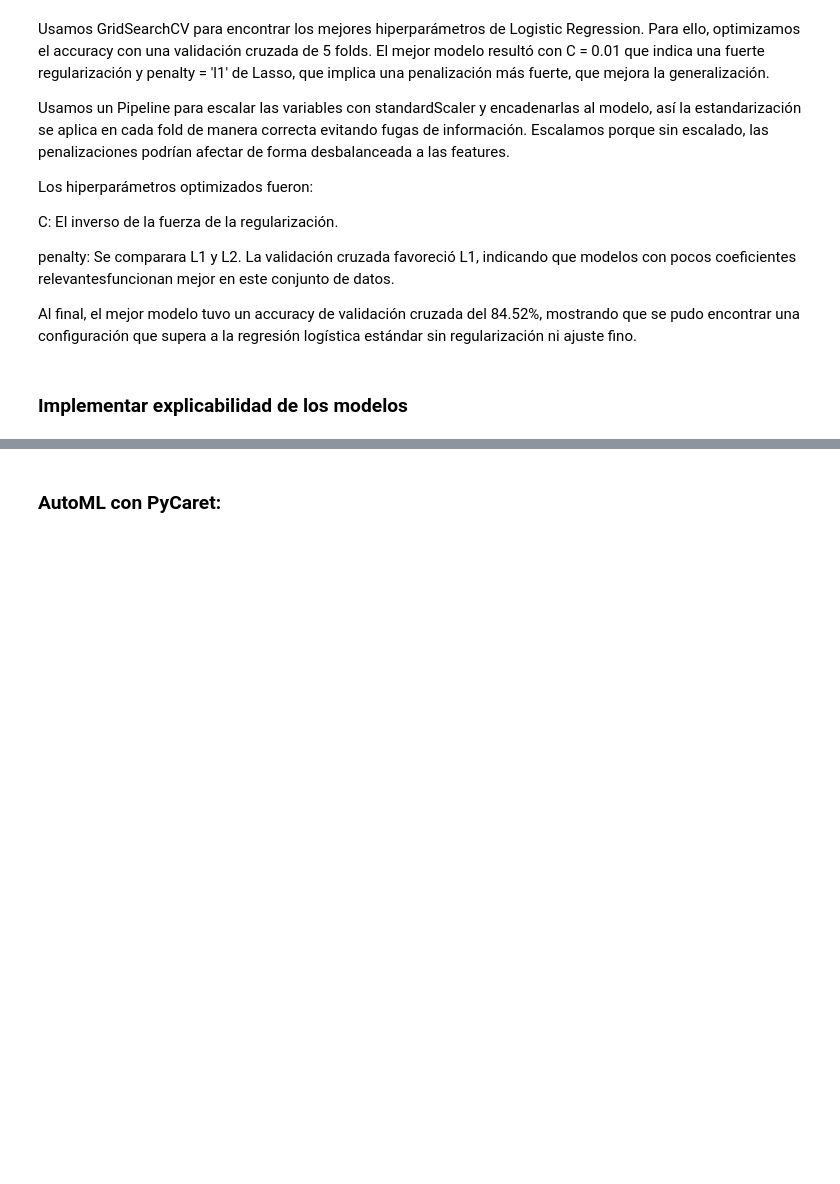
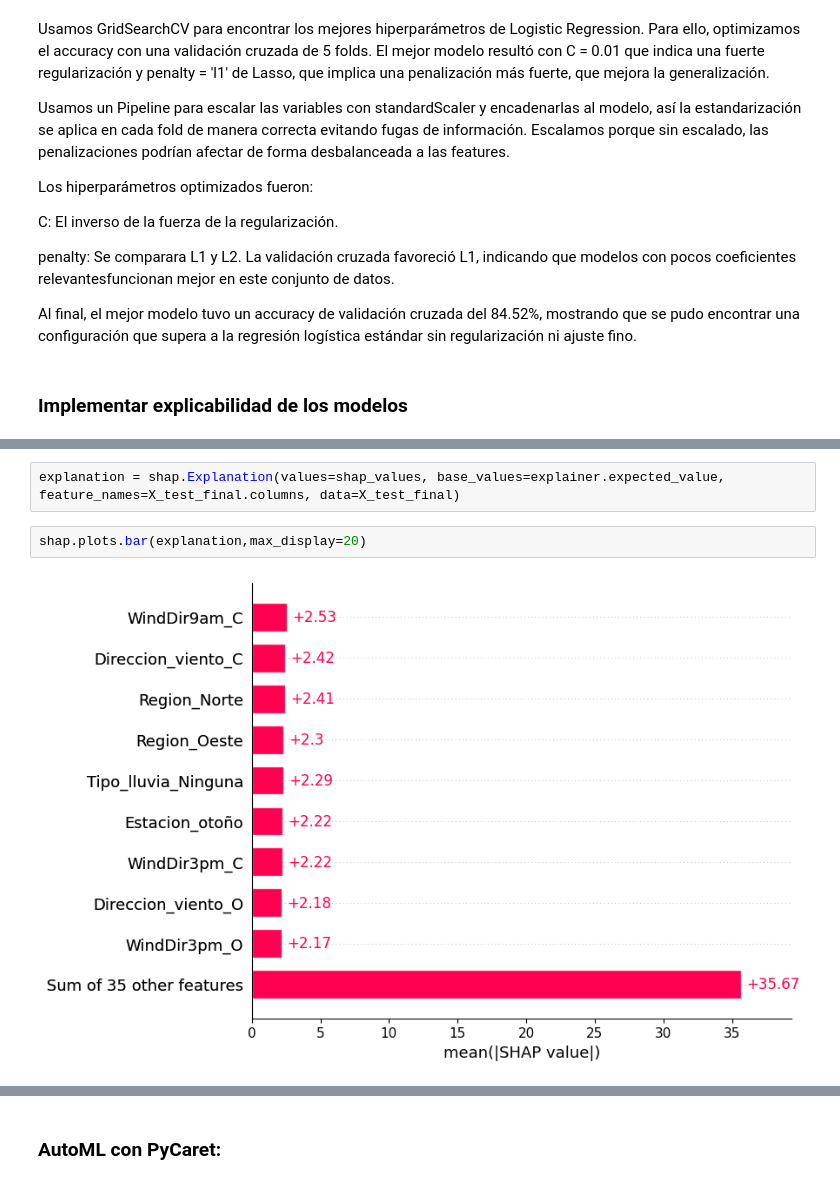
Before and after one commit to MariaCeli/AA1-TUIA-Celi-Grimaldi-Porcelli, a Jupyter notebook: TP-clasificacion-AA1.ipynb, the cells around one changed output, grey strips where cells are left out. Drawn from its saved outputs; the diff is of its cells as text; blank space fills up the shorter version.

```diff
--- a/TP-clasificacion-AA1.ipynb
+++ b/TP-clasificacion-AA1.ipynb
@@ -953,0 +958,6 @@ shap_values = explainer(X_test_final)
+# %%
+explanation = shap.Explanation(values=shap_values, base_values=explainer.expected_value, feature_names=X_test_final.columns, data=X_test_final)
+# %%
+shap.plots.bar(explanation,max_display=20)
+# %% [output]
+[figure, added]
```
Also changed, not shown: parts of 10 cells of this notebook.
